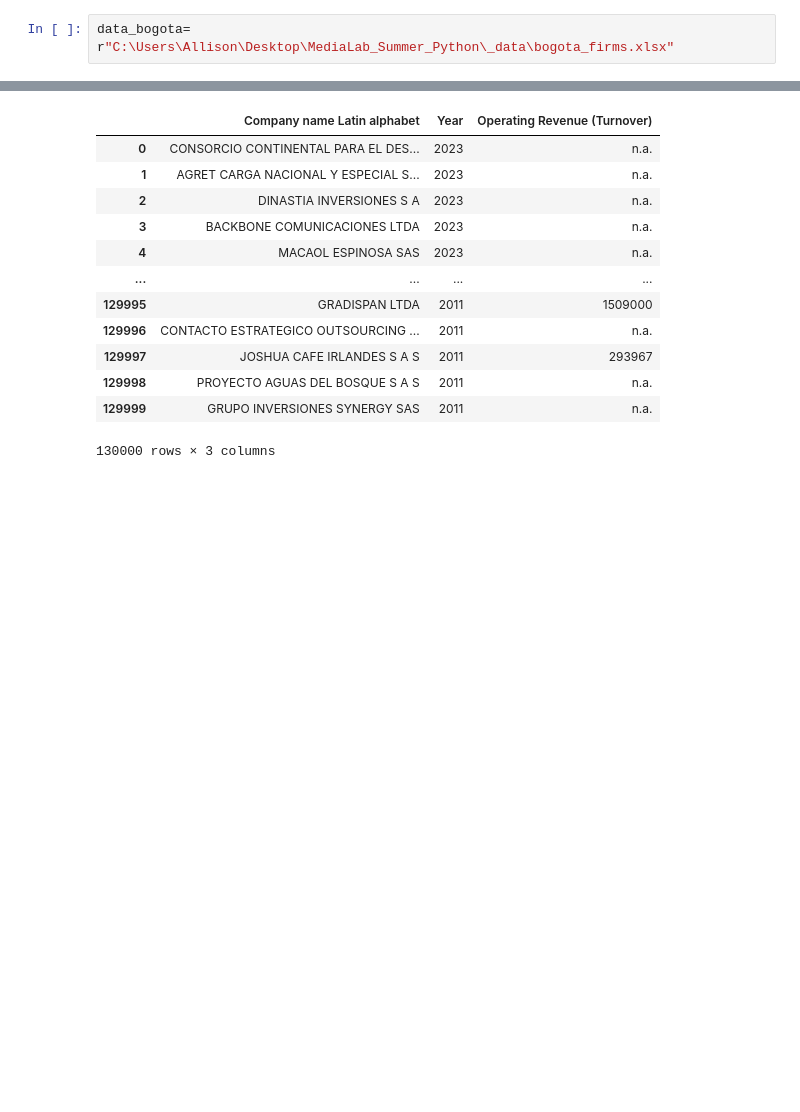
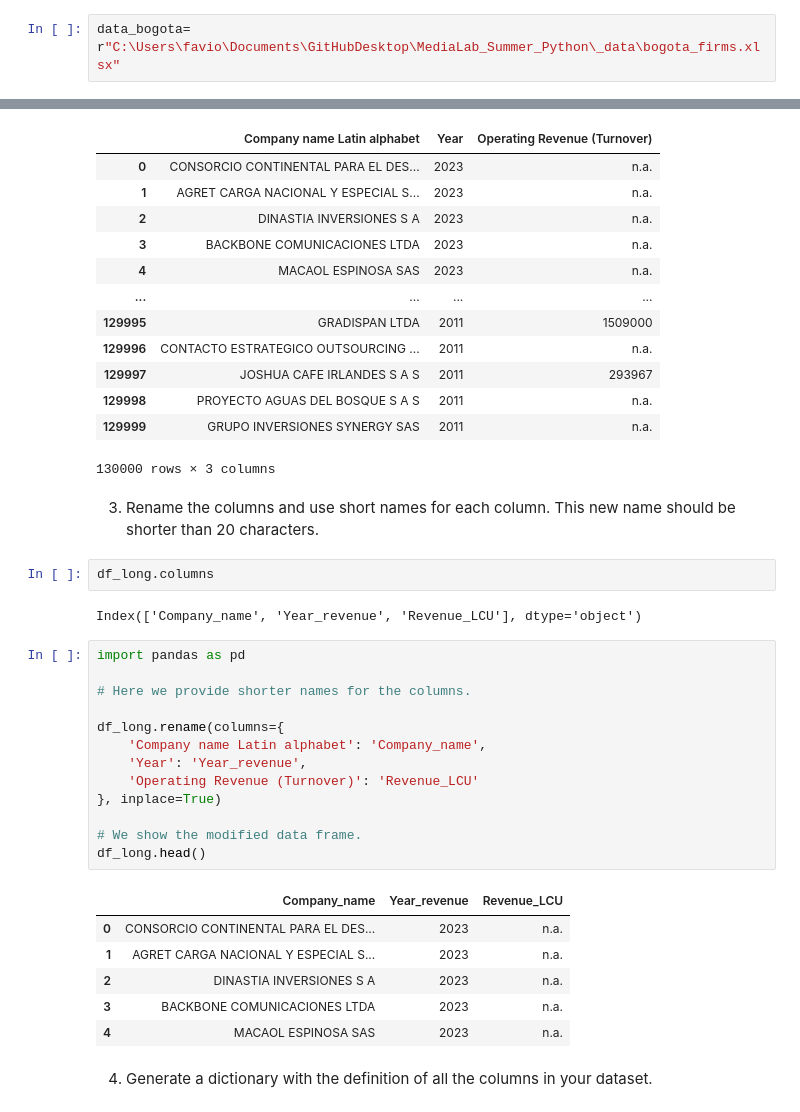
Before and after one commit to alexanderquispe/MediaLab_Summer_Python, a Jupyter notebook: assignments/assignment4/Group_6_ass_4_2024.ipynb, the cells around one changed output, grey strips where cells are left out. Cells and saved outputs as stored; diff of their text form; blank space fills up the shorter version.

Commit message:
Group_6_Assigment_4
Exercise 3 done by Vacho (Favio Quenaya)

```diff
--- a/assignments/assignment4/Group_6_ass_4_2024.ipynb
+++ b/assignments/assignment4/Group_6_ass_4_2024.ipynb
@@ -9,7 +9,7 @@
 # %% [markdown]
 1. Inspect this dataset `./_data/bogota_firms.xlsx` and show some descriptive statistics of it.
 # %%
-data_bogota= r"C:\Users\Allison\Desktop\MediaLab_Summer_Python\_data\bogota_firms.xlsx"
+data_bogota= r"C:\Users\favio\Documents\GitHubDesktop\MediaLab_Summer_Python\_data\bogota_firms.xlsx"
 # %%
 import pandas as pd
 
@@ -132,3 +132,31 @@ df_long
 | 129998 | PROYECTO AGUAS DEL BOSQUE S A S | 2011 | n.a. |
 | 129999 | GRUPO INVERSIONES SYNERGY SAS | 2011 | n.a. |
 130000 rows × 3 columns
+# %% [markdown]
+3. Rename the columns and use short names for each column. This new name should be shorter than 20 characters.
+# %%
+df_long.columns
+# %% [output]
+Index(['Company_name', 'Year_revenue', 'Revenue_LCU'], dtype='object')
+# %%
+import pandas as pd
+
+# Here we provide shorter names for the columns.
+
+df_long.rename(columns={
+    'Company name Latin alphabet': 'Company_name',
+    'Year': 'Year_revenue',
+    'Operating Revenue (Turnover)': 'Revenue_LCU'
+}, inplace=True)
+
+# We show the modified data frame.
+df_long.head()
+# %% [output]
+|  | Company_name | Year_revenue | Revenue_LCU |
+| 0 | CONSORCIO CONTINENTAL PARA EL DES... | 2023 | n.a. |
+| 1 | AGRET CARGA NACIONAL Y ESPECIAL S... | 2023 | n.a. |
+| 2 | DINASTIA INVERSIONES S A | 2023 | n.a. |
+| 3 | BACKBONE COMUNICACIONES LTDA | 2023 | n.a. |
+| 4 | MACAOL ESPINOSA SAS | 2023 | n.a. |
+# %% [markdown]
+4. Generate a dictionary with the definition of all the columns in your dataset.
```
